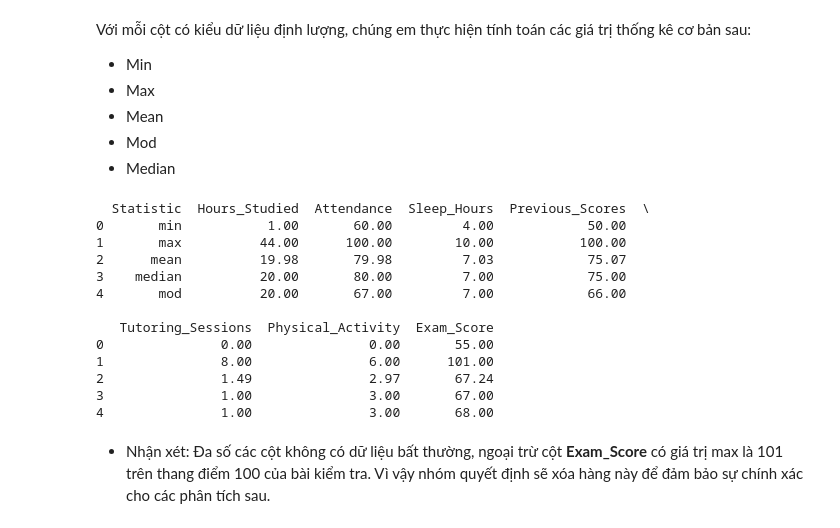
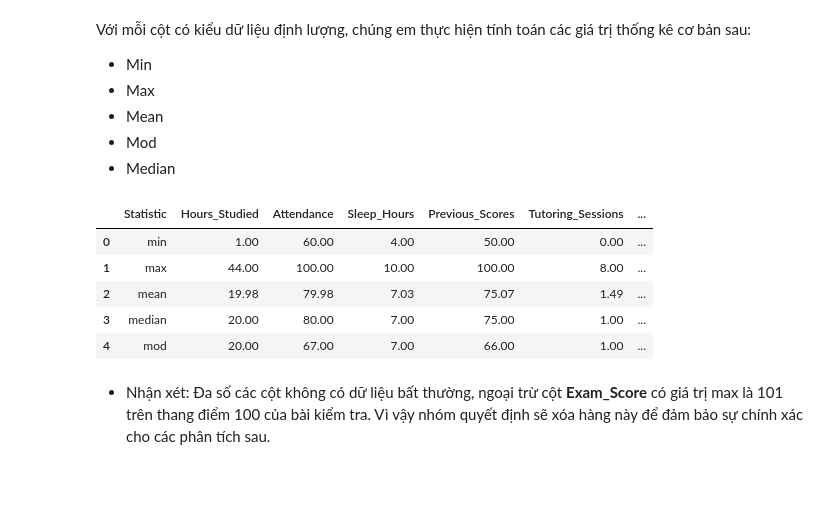
Before and after one commit to alpaca3000/Lab01-DataVisualization, a Jupyter notebook: Source_codes/DataPreprocessing.ipynb, the cells around one changed output. Cells and saved outputs as stored; diff of their text form; code cells hidden in the pictures; blank space fills up the shorter version.

```diff
--- a/Source_codes/DataPreprocessing.ipynb
+++ b/Source_codes/DataPreprocessing.ipynb
@@ -221,21 +221,14 @@ for col_name in numerical_columns:
 # %%
 # In kết quả
 numerical_df = pd.DataFrame(statistic_values)
-print(numerical_df)
+numerical_df
 # %% [output]
-  Statistic  Hours_Studied  Attendance  Sleep_Hours  Previous_Scores  \
-0       min           1.00       60.00         4.00            50.00
-1       max          44.00      100.00        10.00           100.00
-2      mean          19.98       79.98         7.03            75.07
-3    median          20.00       80.00         7.00            75.00
-4       mod          20.00       67.00         7.00            66.00
-
-   Tutoring_Sessions  Physical_Activity  Exam_Score
-0               0.00               0.00       55.00
-1               8.00               6.00      101.00
-2               1.49               2.97       67.24
-3               1.00               3.00       67.00
-4               1.00               3.00       68.00
+|  | Statistic | Hours_Studied | Attendance | Sleep_Hours | Previous_Scores | Tutoring_Sessions | ... |
+| 0 | min | 1.00 | 60.00 | 4.00 | 50.00 | 0.00 | ... |
+| 1 | max | 44.00 | 100.00 | 10.00 | 100.00 | 8.00 | ... |
+| 2 | mean | 19.98 | 79.98 | 7.03 | 75.07 | 1.49 | ... |
+| 3 | median | 20.00 | 80.00 | 7.00 | 75.00 | 1.00 | ... |
+| 4 | mod | 20.00 | 67.00 | 7.00 | 66.00 | 1.00 | ... |
 # %% [markdown]
 - Nhận xét: Đa số các cột không có dữ liệu bất thường, ngoại trừ cột **Exam_Score** có giá trị max là 101 trên thang điểm 100 của bài kiểm tra. Vì vậy nhóm quyết định sẽ xóa hàng này để đảm bảo sự chính xác cho các phân tích sau.
 # %%
```
Also changed, not shown: parts of 1 cell of this notebook, 1 other file.
